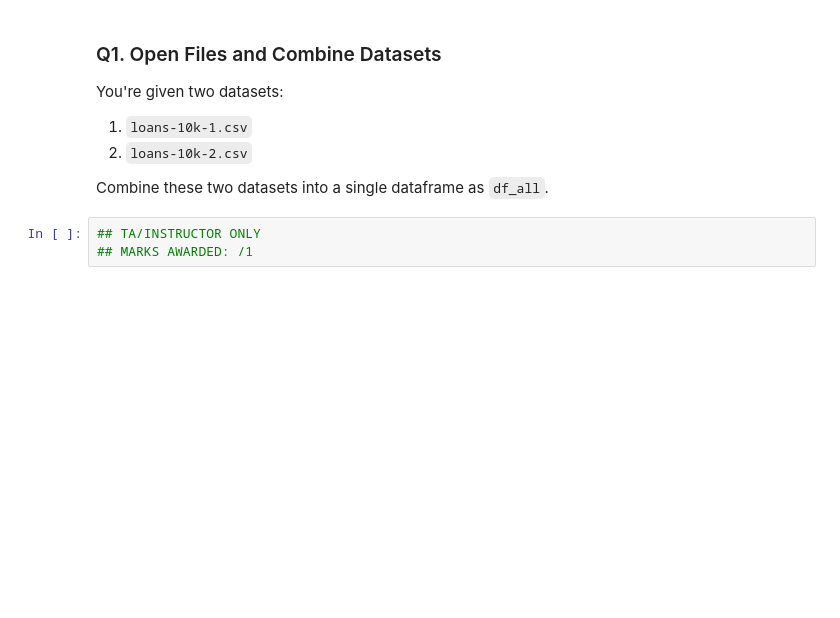
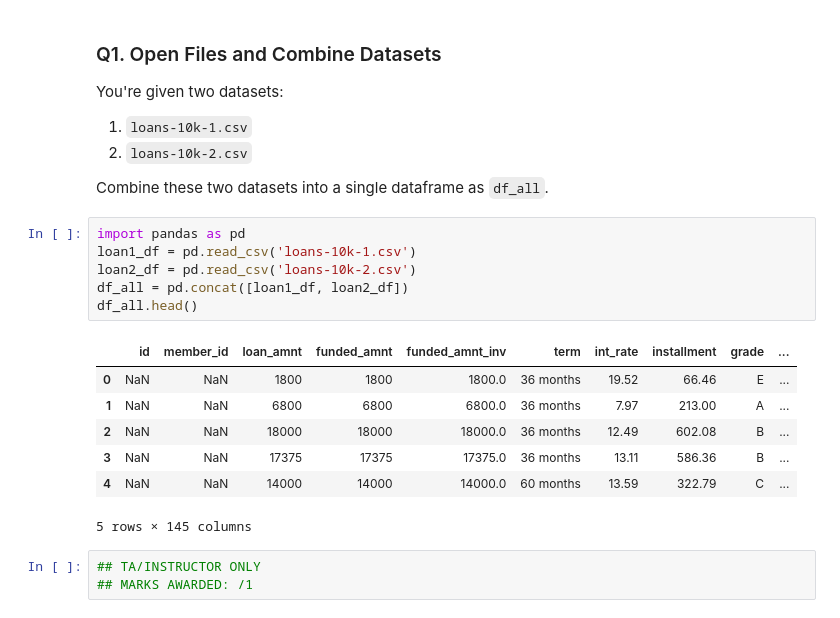
Before and after one commit to swathidbhat/Hackwagon-DS102, a Jupyter notebook: problem-set-1/problem-set-1.ipynb, the cells around one changed output. Drawn from its saved outputs; the diff is of its cells as text; blank space fills up the shorter version.

```diff
--- a/problem-set-1/problem-set-1.ipynb
+++ b/problem-set-1/problem-set-1.ipynb
@@ -50,6 +50,20 @@ You're given two datasets:
 2. `loans-10k-2.csv`
 
 Combine these two datasets into a single dataframe as `df_all`.
+# %%
+import pandas as pd
+loan1_df = pd.read_csv('loans-10k-1.csv')
+loan2_df = pd.read_csv('loans-10k-2.csv')
+df_all = pd.concat([loan1_df, loan2_df])
+df_all.head()
+# %% [output]
+|  | id | member_id | loan_amnt | funded_amnt | funded_amnt_inv | term | int_rate | installment | grade | ... |
+| 0 | NaN | NaN | 1800 | 1800 | 1800.0 | 36 months | 19.52 | 66.46 | E | ... |
+| 1 | NaN | NaN | 6800 | 6800 | 6800.0 | 36 months | 7.97 | 213.00 | A | ... |
+| 2 | NaN | NaN | 18000 | 18000 | 18000.0 | 36 months | 12.49 | 602.08 | B | ... |
+| 3 | NaN | NaN | 17375 | 17375 | 17375.0 | 36 months | 13.11 | 586.36 | B | ... |
+| 4 | NaN | NaN | 14000 | 14000 | 14000.0 | 60 months | 13.59 | 322.79 | C | ... |
+5 rows × 145 columns
 # %%
 ## TA/INSTRUCTOR ONLY
 ## MARKS AWARDED: /1
```
Also changed, not shown: parts of 35 cells of this notebook.
